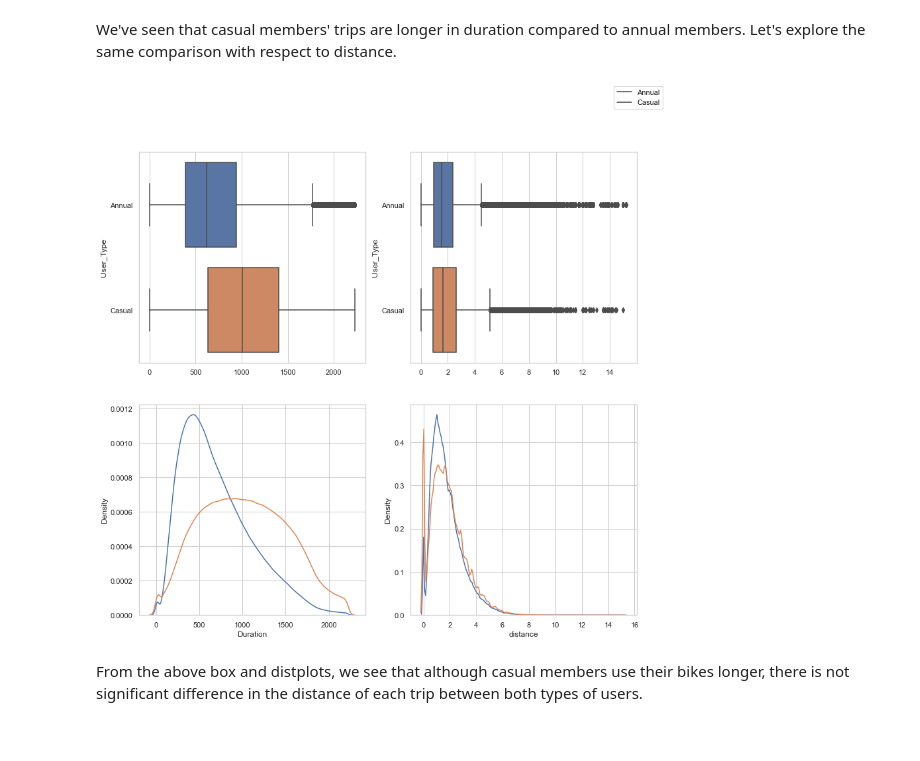
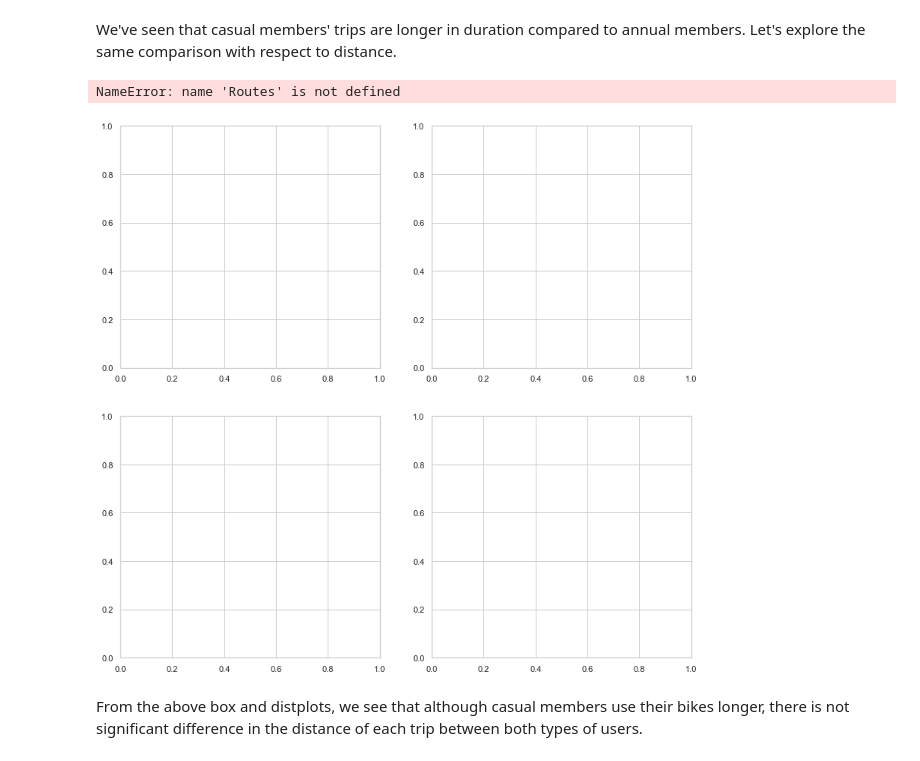
Before and after one commit to akmare11/CIV1498---project2, a Jupyter notebook: 02-EDA.ipynb, the cells around one changed output. Drawn from its saved outputs; the diff is of its cells as text; code cells hidden in the pictures.

```diff
--- a/02-EDA.ipynb
+++ b/02-EDA.ipynb
@@ -256,0 +283,17 @@ It seems both casual and annual members share a common behaviour with respect to
+# %%
+'''
+Code was created from - https://github.com/open-data-toronto/story-bike-share-ridership/blob/master/bikeshare.ipynb
+Using
+'''
+fig, axes = plt.subplots(2, 2, figsize=(15, 15))
+
+axes = np.array(axes).flatten()
+quarter_names = ['Winter', 'Spring', 'Summer', 'Fall']
+
+for q, ax in zip(sorted(bikerides_df_sub1['season'].unique()), axes):
+    ax.set_title(quarter_names[(q-1)])
+
+    ax.set_ylabel('Average Daily Trips')
+    sns.barplot(
+        x='Day', y='ID',  hue='User_Type',
+        data=bikerides_df_sub1[bikerides_df_sub1['season']==q].groupby(['Day', 'User_Type'])['ID'].count().reset_index(),ax=ax)
@@ -367,16 +505,17 @@ Let's explore the same comparison with respect to distance.
 # %%
 #trip duration vs ditance for annual vs casual members
 fig, (ax1, ax2) = plt.subplots(2, 2, figsize=(12, 12))
-for i, col in enumerate(['Duration', 'distance']):
+for i, col in enumerate(['Duration', 'Distance']):
     # distplot
     for j, user in enumerate(Routes['User_Type'].unique()):
         sns.distplot(Routes[Routes['User_Type'] ==user][col], hist=False, ax=ax2[i])
         fig.legend(labels=['Annual','Casual'])
     # box plot
     sns.boxplot(x=col, y='User_Type', data=Routes, ax=ax1[i])
     ax1[i].set_xlabel('')
 # %% [output]
+NameError: name 'Routes' is not defined
-[figure, old version]
+[figure, new version]
 # %% [markdown]
 From the above box and distplots, we see that although casual members use their bikes longer, there is not significant difference in the distance of each trip between both types of users.
 # %% [markdown]
```
Also changed, not shown: parts of 45 cells of this notebook.
